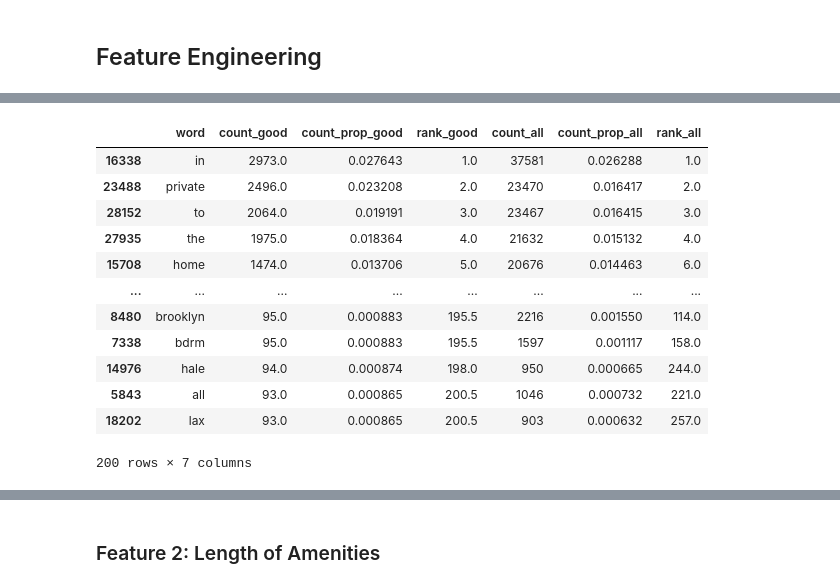
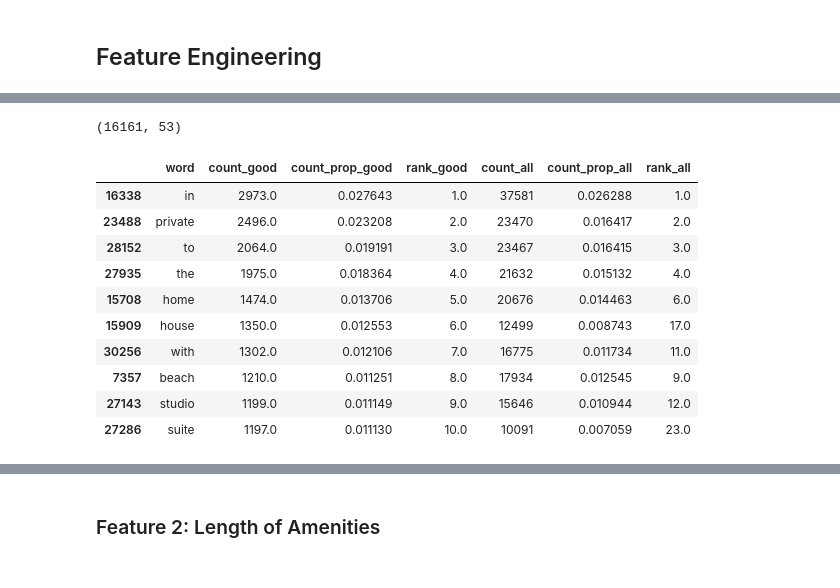
Before and after one commit to doanhandonly/RAD-CSE151A-Project, a Jupyter notebook: model/base_model.ipynb, the cells around one changed output, grey strips where cells are left out. Drawn from its saved outputs; the diff is of its cells as text; code cells hidden in the pictures.

```diff
--- a/model/base_model.ipynb
+++ b/model/base_model.ipynb
@@ -233,0 +229,5 @@ np.float64(0.033259505182551996)
+# %%
+df_good = df[(df['review_scores_rating'] >= 4.9) & (df['number_of_reviews'] >= 100)]
+df_good.shape # Number of really good listings based on our definition
+# %% [output]
+(16161, 53)
@@ -234,29 +258,27 @@ np.float64(0.033259505182551996)
 # %%
 good_name_df = count_words(df_good, 'name')
 all_name_df = count_words(df, 'name')
 
 # Merge the dataframes
 name_df = (pd.merge(
     good_name_df, all_name_df,
     on='word',
     how='outer',
     suffixes=('_good','_all')
 )
     .sort_values(by='count_good', ascending=False)
 )
 
-name_df.head(200)
+name_df.head(10)
 # %% [output]
 |  | word | count_good | count_prop_good | rank_good | count_all | count_prop_all | rank_all |
 | 16338 | in | 2973.0 | 0.027643 | 1.0 | 37581 | 0.026288 | 1.0 |
 | 23488 | private | 2496.0 | 0.023208 | 2.0 | 23470 | 0.016417 | 2.0 |
 | 28152 | to | 2064.0 | 0.019191 | 3.0 | 23467 | 0.016415 | 3.0 |
 | 27935 | the | 1975.0 | 0.018364 | 4.0 | 21632 | 0.015132 | 4.0 |
 | 15708 | home | 1474.0 | 0.013706 | 5.0 | 20676 | 0.014463 | 6.0 |
-| ... | ... | ... | ... | ... | ... | ... | ... |
-| 8480 | brooklyn | 95.0 | 0.000883 | 195.5 | 2216 | 0.001550 | 114.0 |
-| 7338 | bdrm | 95.0 | 0.000883 | 195.5 | 1597 | 0.001117 | 158.0 |
-| 14976 | hale | 94.0 | 0.000874 | 198.0 | 950 | 0.000665 | 244.0 |
-| 5843 | all | 93.0 | 0.000865 | 200.5 | 1046 | 0.000732 | 221.0 |
-| 18202 | lax | 93.0 | 0.000865 | 200.5 | 903 | 0.000632 | 257.0 |
+| 15909 | house | 1350.0 | 0.012553 | 6.0 | 12499 | 0.008743 | 17.0 |
+| 30256 | with | 1302.0 | 0.012106 | 7.0 | 16775 | 0.011734 | 11.0 |
+| 7357 | beach | 1210.0 | 0.011251 | 8.0 | 17934 | 0.012545 | 9.0 |
+| 27143 | studio | 1199.0 | 0.011149 | 9.0 | 15646 | 0.010944 | 12.0 |
+| 27286 | suite | 1197.0 | 0.011130 | 10.0 | 10091 | 0.007059 | 23.0 |
-200 rows × 7 columns
```
Also changed, not shown: parts of 84 cells of this notebook.
